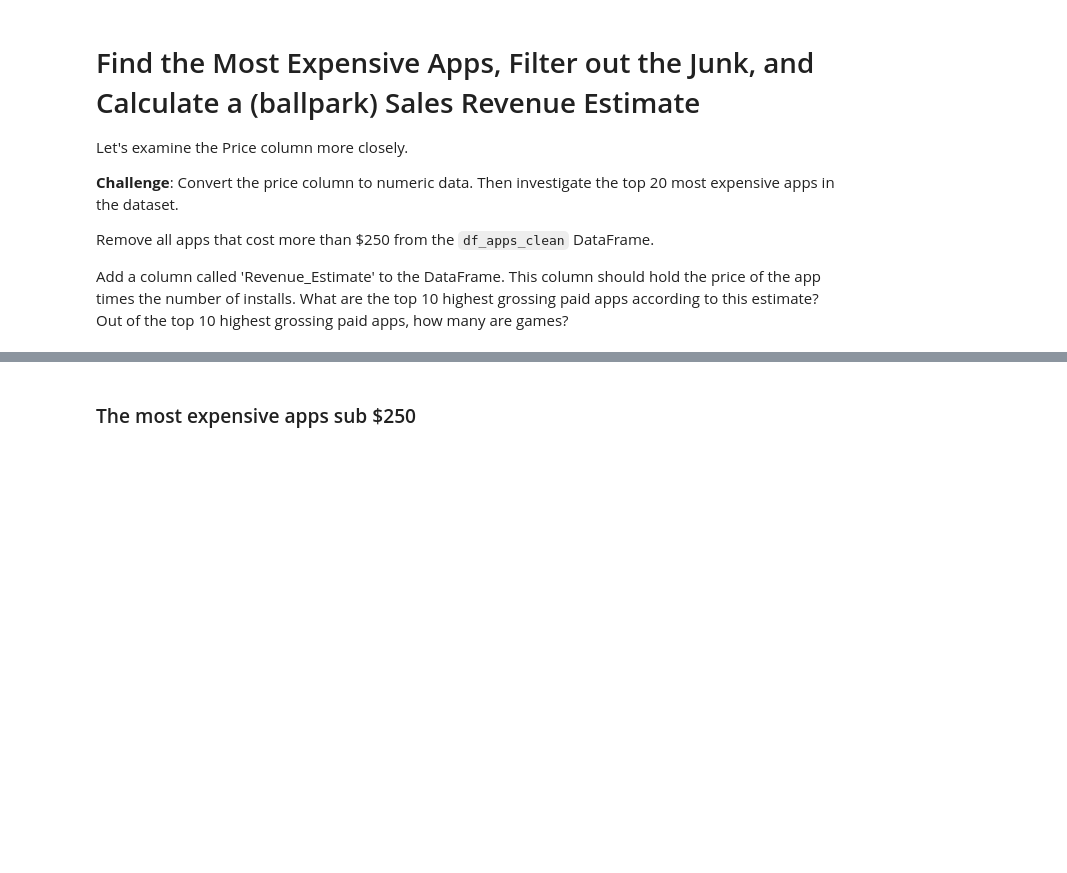
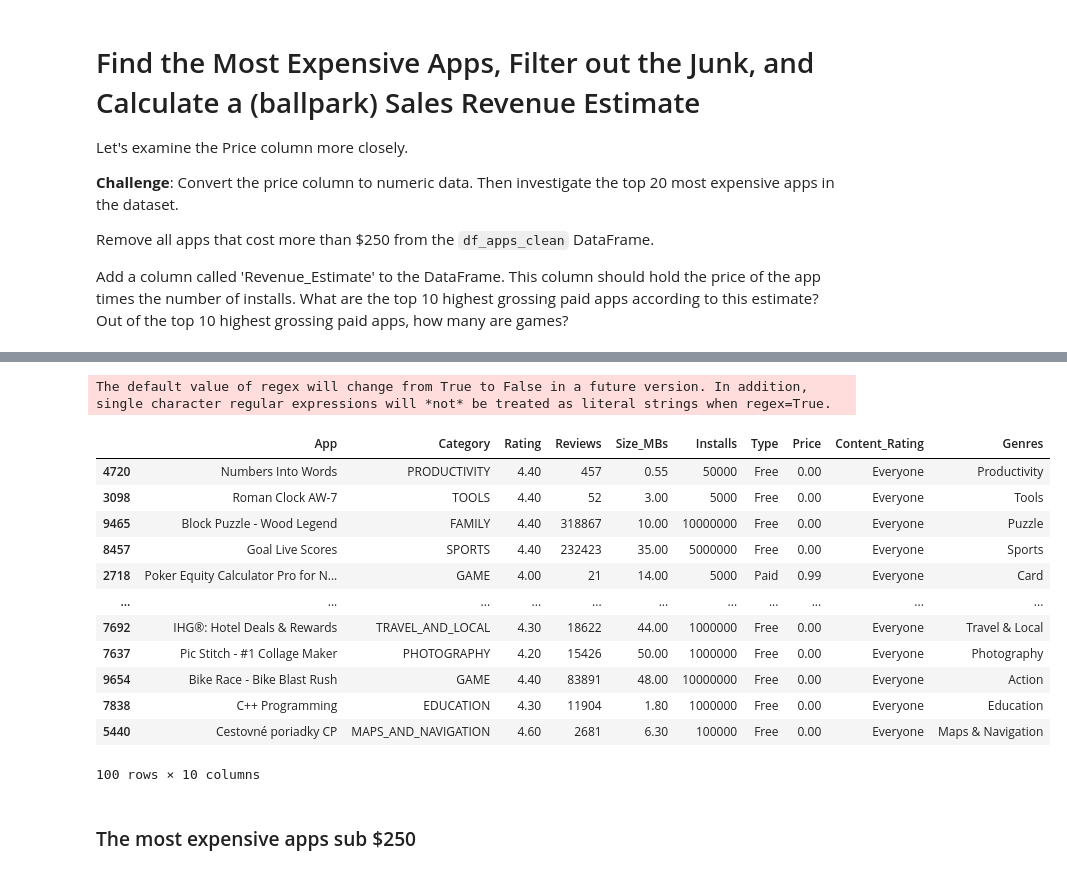
Before and after one commit to womaro/Story, a Jupyter notebook: Google_Play_Store_App_Analytics_(start).ipynb, the cells around one changed output, grey strips where cells are left out. Saved outputs shown, nothing was run; the diff lists cells and outputs as text; code cells hidden in the pictures; blank space fills up the shorter version.

```diff
--- a/Google_Play_Store_App_Analytics_(start).ipynb
+++ b/Google_Play_Store_App_Analytics_(start).ipynb
@@ -260,2 +347,21 @@ Add a column called 'Revenue_Estimate' to the DataFrame. This column should hold
+# %%
+df_apps_clean.Price = df_apps_clean.Price.astype(str).str.replace('$', '')
+df_apps_clean.Price = pd.to_numeric(df_apps_clean.Price)
+df_apps_clean.sample(100)
+# %% [output]
+The default value of regex will change from True to False in a future version. In addition, single character regular expressions will *not* be treated as literal strings when regex=True.
+|  | App | Category | Rating | Reviews | Size_MBs | Installs | Type | Price | Content_Rating | Genres |
+| 4720 | Numbers Into Words | PRODUCTIVITY | 4.40 | 457 | 0.55 | 50000 | Free | 0.00 | Everyone | Productivity |
+| 3098 | Roman Clock AW-7 | TOOLS | 4.40 | 52 | 3.00 | 5000 | Free | 0.00 | Everyone | Tools |
+| 9465 | Block Puzzle - Wood Legend | FAMILY | 4.40 | 318867 | 10.00 | 10000000 | Free | 0.00 | Everyone | Puzzle |
+| 8457 | Goal Live Scores | SPORTS | 4.40 | 232423 | 35.00 | 5000000 | Free | 0.00 | Everyone | Sports |
+| 2718 | Poker Equity Calculator Pro for N... | GAME | 4.00 | 21 | 14.00 | 5000 | Paid | 0.99 | Everyone | Card |
+| ... | ... | ... | ... | ... | ... | ... | ... | ... | ... | ... |
+| 7692 | IHG®: Hotel Deals & Rewards | TRAVEL_AND_LOCAL | 4.30 | 18622 | 44.00 | 1000000 | Free | 0.00 | Everyone | Travel & Local |
+| 7637 | Pic Stitch - #1 Collage Maker | PHOTOGRAPHY | 4.20 | 15426 | 50.00 | 1000000 | Free | 0.00 | Everyone | Photography |
+| 9654 | Bike Race - Bike Blast Rush | GAME | 4.40 | 83891 | 48.00 | 10000000 | Free | 0.00 | Everyone | Action |
+| 7838 | C++ Programming | EDUCATION | 4.30 | 11904 | 1.80 | 1000000 | Free | 0.00 | Everyone | Education |
+| 5440 | Cestovné poriadky CP | MAPS_AND_NAVIGATION | 4.60 | 2681 | 6.30 | 100000 | Free | 0.00 | Everyone | Maps & Navigation |
+100 rows × 10 columns
 # %% [markdown]
 ### The most expensive apps sub $250
```
Also changed, not shown: parts of 9 cells of this notebook.
